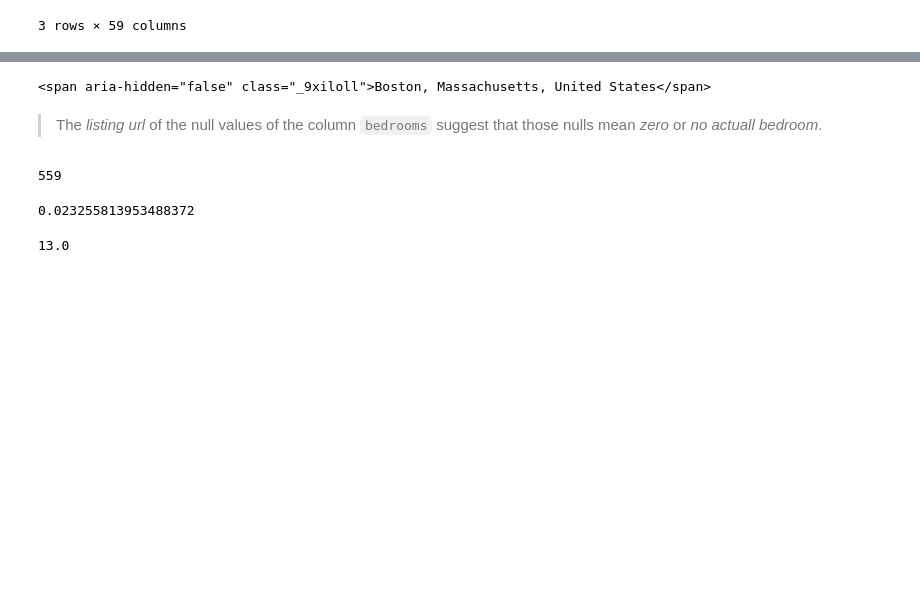
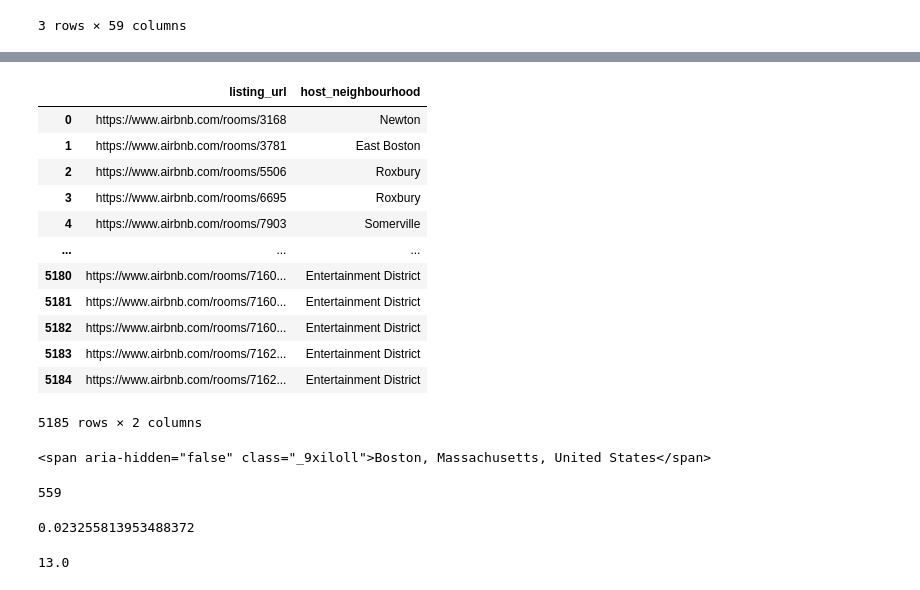
Before and after one commit to Abdulrahman-Almutlaq/AirBnb_EDA, a Jupyter notebook: DS.ipynb, the cells around one changed output, grey strips where cells are left out. Saved outputs shown, nothing was run; the diff lists cells and outputs as text; code cells hidden in the pictures; blank space fills up the shorter version.

```diff
--- a/DS.ipynb
+++ b/DS.ipynb
@@ -275,3 +269,19 @@ Boston_listings[Boston_listings['host_is_superhost'].isnull()]
+# %%
+Boston_listings[['listing_url', 'host_neighbourhood']]
+# %% [output]
+|  | listing_url | host_neighbourhood |
+| 0 | https://www.airbnb.com/rooms/3168 | Newton |
+| 1 | https://www.airbnb.com/rooms/3781 | East Boston |
+| 2 | https://www.airbnb.com/rooms/5506 | Roxbury |
+| 3 | https://www.airbnb.com/rooms/6695 | Roxbury |
+| 4 | https://www.airbnb.com/rooms/7903 | Somerville |
+| ... | ... | ... |
+| 5180 | https://www.airbnb.com/rooms/7160... | Entertainment District |
+| 5181 | https://www.airbnb.com/rooms/7160... | Entertainment District |
+| 5182 | https://www.airbnb.com/rooms/7160... | Entertainment District |
+| 5183 | https://www.airbnb.com/rooms/7162... | Entertainment District |
+| 5184 | https://www.airbnb.com/rooms/7162... | Entertainment District |
+5185 rows × 2 columns
 # %%
 # pd.pandas.set_option('display.max_rows', None)
 
@@ -300,8 +310,6 @@ for entry in officials:
 driver.quit()
 # %% [output]
 <span aria-hidden="false" class="_9xiloll">Boston, Massachusetts, United States</span>
-# %% [markdown]
-> The *listing url* of the null values of the column `bedrooms` suggest that those nulls mean *zero* or *no actuall bedroom*.
 # %%
 5185 - 4626
 # %% [output]
```
Also changed, not shown: parts of 38 cells of this notebook.
